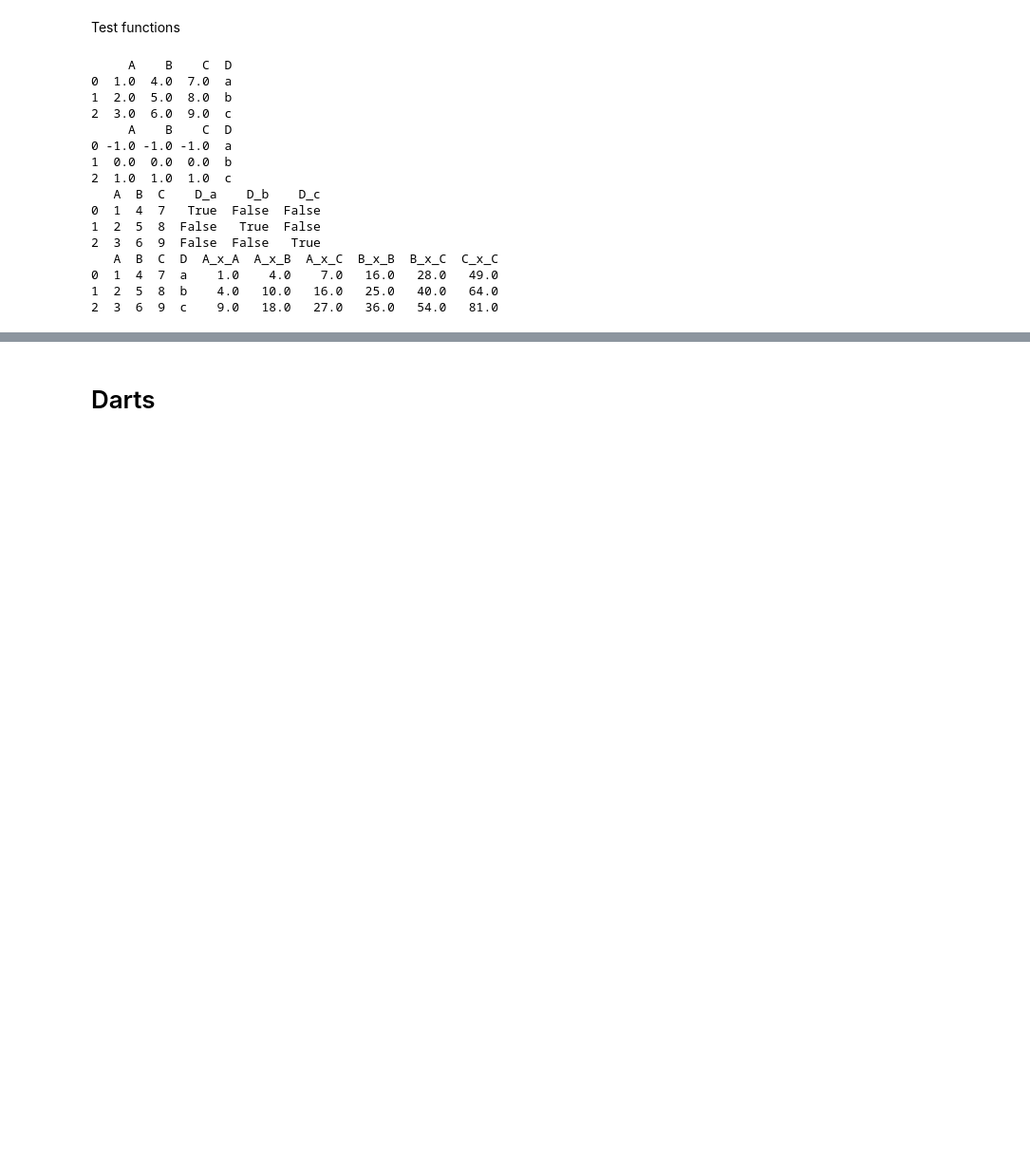
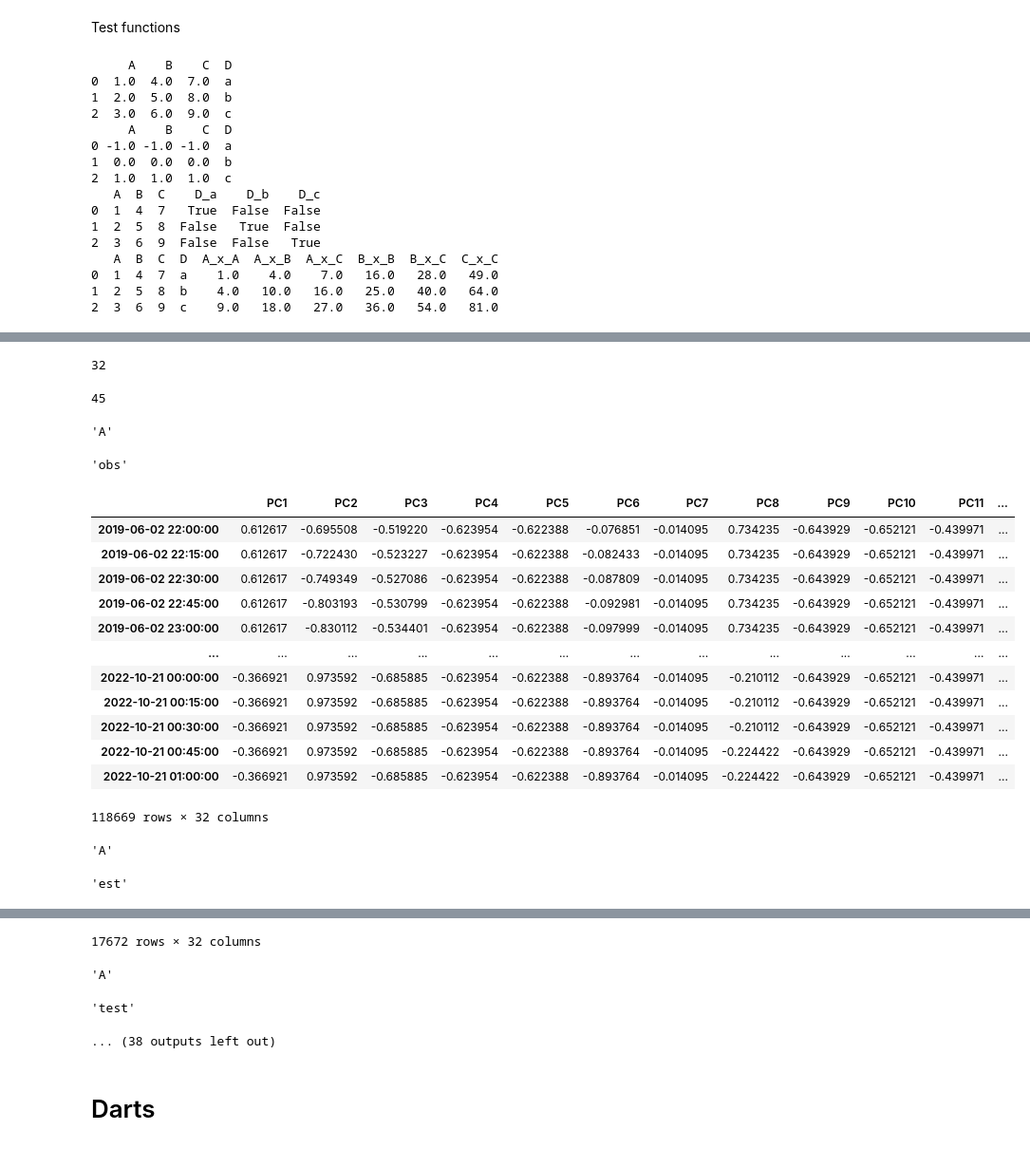
Before and after one commit to jkbch/machine_learning_exam, a Jupyter notebook: Jakob_notebook.ipynb, the cells around one changed output, grey strips where cells are left out. Shown at 95% size. Cells and saved outputs as stored; diff of their text form; code cells hidden in the pictures; blank space fills up the shorter version.

```diff
--- a/Jakob_notebook.ipynb
+++ b/Jakob_notebook.ipynb
@@ -258,7 +252,7 @@ if display_plots:
             ax = ys[loc][type].dropna().plot(lw=0.1)
 
     ax.set_title(ys_col)
-    legend = ax.legend([loc + " " + type for type in ys[loc] for loc in ys])
+    legend = ax.legend([loc + " " + type for loc in ys for type in ys[loc]])
     for line in legend.get_lines():
         line.set_linewidth(1)
     plt.show()
@@ -272,7 +266,7 @@ if display_plots:
 # %% [markdown]
 Display Xs only with nan values
 # %%
-Xs_cols_with_nan = Xs_cols[pd.concat([Xs[loc][type].dropna(how='all') for type in Xs[loc] for loc in Xs]).isna().any()]
+Xs_cols_with_nan = Xs_cols[pd.concat([Xs[loc][type].dropna(how='all') for loc in Xs for type in Xs[loc]]).isna().any()]
 display(Xs_cols_with_nan)
 
 if display_plots:
@@ -282,7 +276,7 @@ if display_plots:
                 ax = Xs[loc][type][col].dropna().plot(lw=0.1)
 
         ax.set_title(col)
-        legend = ax.legend([loc + " " + type for type in Xs[loc] for loc in ys])
+        legend = ax.legend([loc + " " + type for loc in ys for type in Xs[loc]])
         for line in legend.get_lines():
             line.set_linewidth(1)
         plt.show()
@@ -646,20 +543,8 @@ if display_plots:
     for loc in ys:
         for type in ys[loc]:
             ax = ys[loc][type].dropna().plot(lw=0.1)
-        ax.set_title("ys " + loc)
+        ax.set_title(name + " " + loc)
         plt.show()
-
-    for loc in ys_15min:
-        for type in ys_15min[loc]:
-            ax = ys_15min[loc][type].dropna().plot(lw=0.1)
-        ax.set_title("ys 15min " + loc)
-        plt.show()
-
-    for loc in ys_1hour:
-        for type in ys_1hour[loc]:
-            ax = ys_1hour[loc][type].dropna().plot(lw=0.1)
-        ax.set_title("ys 1hour " + loc)
-        plt.show()
 # %% [markdown]
 ## More data preprocessing
 # %% [markdown]
@@ -759,0 +724,56 @@ print(polynomial_expansion(fake_data))
+# %%
+from sklearn.decomposition import PCA
+
+X_norm = pd.concat([Xs_norm[loc][type] for loc in Xs_norm for type in Xs_norm[loc]])
+
+variance_threshold = 0.99
+pca = PCA()
+pca.fit(X_norm)
+
+explained_variance = pca.explained_variance_ratio_
+cumulative_variance = explained_variance.cumsum()
+n_components = (cumulative_variance < variance_threshold).sum() + 1
+display(n_components, X_norm.shape[1])
+
+Xs_pca = {loc : {} for loc in Xs}
+for loc in Xs:
+    for type in Xs[loc]:
+        Xs_pca[loc][type] = pd.DataFrame(
+            scaler_X.transform(Xs[loc][type].to_numpy())[:, :n_components],
+            columns = [f'PC{i+1}' for i in range(n_components)],
+            index = Xs[loc][type].index
+        )
+
+if display_plots:
+    plt.plot(cumulative_variance, color="black")
+    plt.xlabel("Number of Components")
+    plt.ylabel("Cumulative Explained Variance")
+    plt.axhline(0.99, linestyle='--', label='99% variance', color=(0.5, 0.0, 0.0))
+    plt.axhline(0.95, linestyle='--', label='95% variance', color=(0.0, 0.5, 0.0))
+    plt.axhline(0.90, linestyle='--', label='90% variance', color=(0.0, 0.0, 0.5))
+    plt.legend()
+    plt.show()
+
+for loc in Xs:
+    for type in Xs[loc]:
+        display(loc, type, Xs_pca[loc][type])
+# %% [output]
+32
+45
+'A'
+'obs'
+|  | PC1 | PC2 | PC3 | PC4 | PC5 | PC6 | PC7 | PC8 | PC9 | PC10 | PC11 | ... |
+| 2019-06-02 22:00:00 | 0.612617 | -0.695508 | -0.519220 | -0.623954 | -0.622388 | -0.076851 | -0.014095 | 0.734235 | -0.643929 | -0.652121 | -0.439971 | ... |
+| 2019-06-02 22:15:00 | 0.612617 | -0.722430 | -0.523227 | -0.623954 | -0.622388 | -0.082433 | -0.014095 | 0.734235 | -0.643929 | -0.652121 | -0.439971 | ... |
+| 2019-06-02 22:30:00 | 0.612617 | -0.749349 | -0.527086 | -0.623954 | -0.622388 | -0.087809 | -0.014095 | 0.734235 | -0.643929 | -0.652121 | -0.439971 | ... |
+| 2019-06-02 22:45:00 | 0.612617 | -0.803193 | -0.530799 | -0.623954 | -0.622388 | -0.092981 | -0.014095 | 0.734235 | -0.643929 | -0.652121 | -0.439971 | ... |
+| 2019-06-02 23:00:00 | 0.612617 | -0.830112 | -0.534401 | -0.623954 | -0.622388 | -0.097999 | -0.014095 | 0.734235 | -0.643929 | -0.652121 | -0.439971 | ... |
+| ... | ... | ... | ... | ... | ... | ... | ... | ... | ... | ... | ... | ... |
+| 2022-10-21 00:00:00 | -0.366921 | 0.973592 | -0.685885 | -0.623954 | -0.622388 | -0.893764 | -0.014095 | -0.210112 | -0.643929 | -0.652121 | -0.439971 | ... |
+| 2022-10-21 00:15:00 | -0.366921 | 0.973592 | -0.685885 | -0.623954 | -0.622388 | -0.893764 | -0.014095 | -0.210112 | -0.643929 | -0.652121 | -0.439971 | ... |
+| 2022-10-21 00:30:00 | -0.366921 | 0.973592 | -0.685885 | -0.623954 | -0.622388 | -0.893764 | -0.014095 | -0.210112 | -0.643929 | -0.652121 | -0.439971 | ... |
+| 2022-10-21 00:45:00 | -0.366921 | 0.973592 | -0.685885 | -0.623954 | -0.622388 | -0.893764 | -0.014095 | -0.224422 | -0.643929 | -0.652121 | -0.439971 | ... |
+| 2022-10-21 01:00:00 | -0.366921 | 0.973592 | -0.685885 | -0.623954 | -0.622388 | -0.893764 | -0.014095 | -0.224422 | -0.643929 | -0.652121 | -0.439971 | ... |
+118669 rows × 32 columns
+'A'
+'est'
@@ -760,3 +792,7 @@ print(polynomial_expansion(fake_data))
+17672 rows × 32 columns
+'A'
+'test'
+... (38 outputs left out)
 # %% [markdown]
 # Darts
 # %%
```
Also changed, not shown: parts of 27 cells of this notebook.
